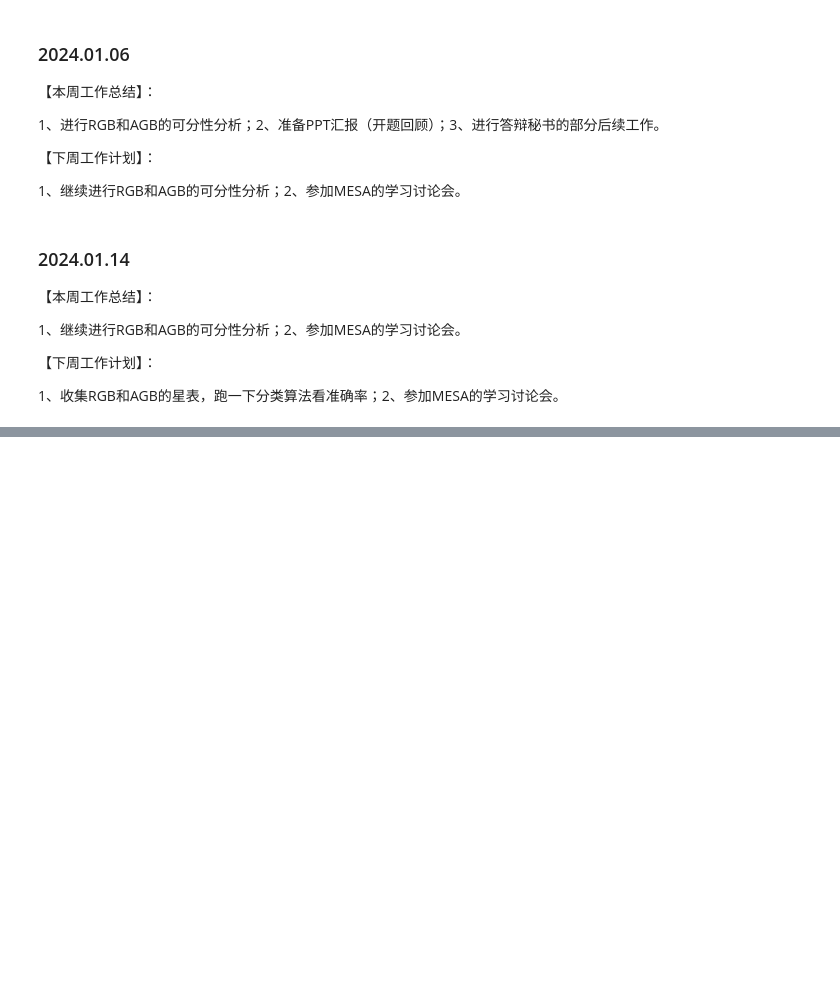
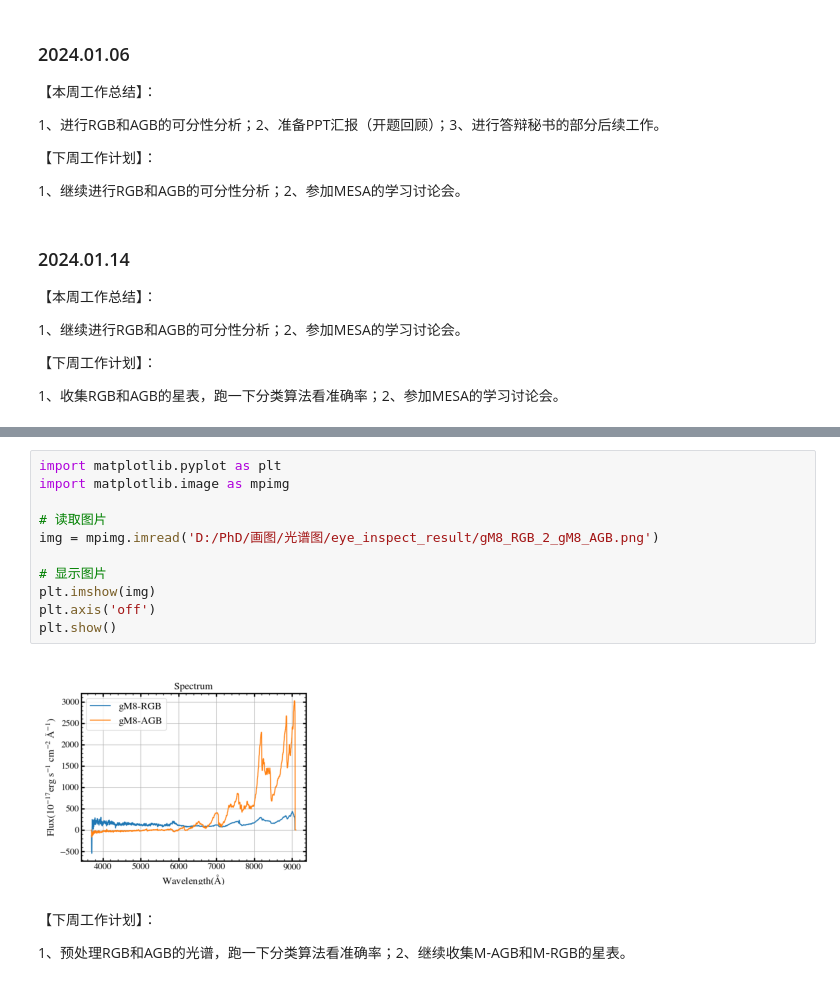
Before and after one commit to NAOC-LAMOST/weekly-report, a Jupyter notebook: 陆海凌/Weekly Report-Hailing Lu.ipynb, the cells around one changed output, grey strips where cells are left out. Saved outputs shown, nothing was run; the diff lists cells and outputs as text; blank space fills up the shorter version.

```diff
--- a/陆海凌/Weekly Report-Hailing Lu.ipynb
+++ b/陆海凌/Weekly Report-Hailing Lu.ipynb
@@ -165,0 +173,17 @@
+# %%
+import matplotlib.pyplot as plt
+import matplotlib.image as mpimg
+
+# 读取图片
+img = mpimg.imread('D:/PhD/画图/光谱图/eye_inspect_result/gM8_RGB_2_gM8_AGB.png')
+
+# 显示图片
+plt.imshow(img)
+plt.axis('off')
+plt.show()
+# %% [output]
+[figure, added]
+# %% [markdown]
+【下周工作计划】：
+
+1、预处理RGB和AGB的光谱，跑一下分类算法看准确率；2、继续收集M-AGB和M-RGB的星表。
```
Also changed, not shown: parts of 1 cell of this notebook.
